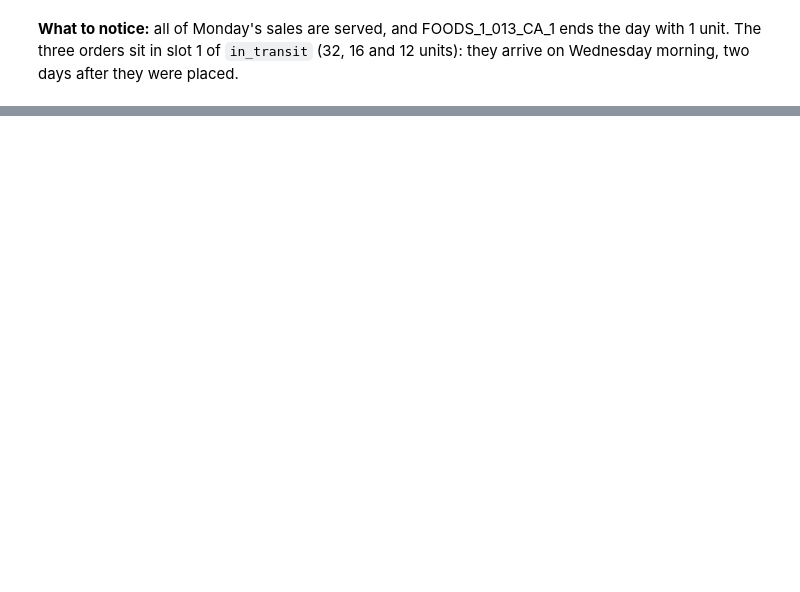
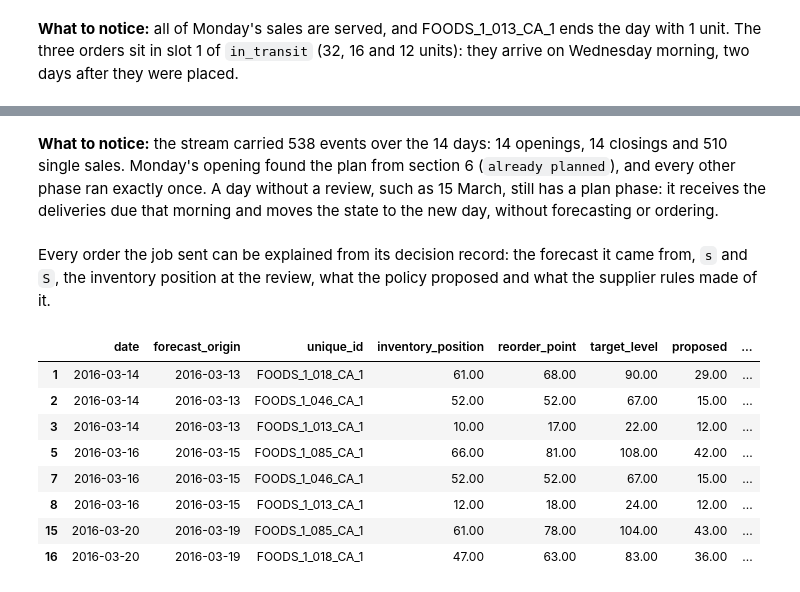
Before and after one commit to FilTheo/stockcast, a Jupyter notebook: examples/notebooks/10_production_daily_close.ipynb, the cells around one changed output, grey strips where cells are left out. Cells and saved outputs as stored; diff of their text form; code cells hidden in the pictures; blank space fills up the shorter version.

```diff
--- a/examples/notebooks/10_production_daily_close.ipynb
+++ b/examples/notebooks/10_production_daily_close.ipynb
@@ -305,37 +270,0 @@ The loop below replays the job from Sunday's saved state for 14 days, 14 to 27 M
-# %%
-n_days = 14
-LOG_COLUMNS = [
-    "unique_id",
-    "date",
-    "latest_received",
-    "latest_order",
-    "latest_incoming_demand",
-    "latest_shortage",
-    "on_hand",
-]
-saved_frame = saved_state.get_dataframe()
-known = known_sales.copy()
-log, review_policies = [], {}
-
-for day in range(n_days):
-    is_review = day % review_period == 0
-    planned, policy, accepted = plan(saved_frame, known, is_review)
-    if is_review:
-        review_policies[day] = policy
-    date = pd.Timestamp(planned.get_dataframe()["date"].iloc[0])
-    sales = sales_feed[sales_feed["date"].eq(date)]
-    closed = close(planned, sales)
-    saved_frame = closed.get_dataframe()
-    known = pd.concat([known, sales], ignore_index=True)
-
-    day_log = saved_frame[LOG_COLUMNS].copy()
-    if is_review:
-        # The inventory position the policy compared with s: before today's order.
-        position = planned.inventory_position()[["unique_id", "inventory_position"]]
-        ordered_today = planned.get_dataframe()["latest_order"].to_numpy()
-        position["inventory_position"] -= ordered_today
-        day_log = day_log.merge(position).merge(policy.get_parameters())
-    log.append(day_log)
-
-log = pd.concat(log, ignore_index=True)
-log[log["unique_id"].eq(items[0])].head(6)
@@ -543,0 +464,5 @@ Rebuilding from the records only replaces the state the morning starts from. For
+# %%
+monday_date = pd.Timestamp("2016-03-14")
+print(run_plan(store, monday_date))
+print(run_plan(store, monday_date))
+store.load_outbox()
@@ -543,0 +550,17 @@ Rebuilding from the records only replaces the state the morning starts from. For
+# %% [markdown]
+**What to notice:** the stream carried 538 events over the 14 days: 14 openings, 14 closings and 510 single sales. Monday's opening found the plan from section 6 (`already planned`), and every other phase ran exactly once. A day without a review, such as 15 March, still has a plan phase: it receives the deliveries due that morning and moves the state to the new day, without forecasting or ordering.
+# %% [markdown]
+Every order the job sent can be explained from its decision record: the forecast it came from, `s` and `S`, the inventory position at the review, what the policy proposed and what the supplier rules made of it.
+# %%
+records = store.load_records()
+records[records["sent"] > 0].head(8)
+# %% [output]
+|  | date | forecast_origin | unique_id | inventory_position | reorder_point | target_level | proposed | ... |
+| 1 | 2016-03-14 | 2016-03-13 | FOODS_1_018_CA_1 | 61.00 | 68.00 | 90.00 | 29.00 | ... |
+| 2 | 2016-03-14 | 2016-03-13 | FOODS_1_046_CA_1 | 52.00 | 52.00 | 67.00 | 15.00 | ... |
+| 3 | 2016-03-14 | 2016-03-13 | FOODS_1_013_CA_1 | 10.00 | 17.00 | 22.00 | 12.00 | ... |
+| 5 | 2016-03-16 | 2016-03-15 | FOODS_1_085_CA_1 | 66.00 | 81.00 | 108.00 | 42.00 | ... |
+| 7 | 2016-03-16 | 2016-03-15 | FOODS_1_046_CA_1 | 52.00 | 52.00 | 67.00 | 15.00 | ... |
+| 8 | 2016-03-16 | 2016-03-15 | FOODS_1_013_CA_1 | 12.00 | 18.00 | 24.00 | 12.00 | ... |
+| 15 | 2016-03-20 | 2016-03-19 | FOODS_1_085_CA_1 | 61.00 | 78.00 | 104.00 | 43.00 | ... |
+| 16 | 2016-03-20 | 2016-03-19 | FOODS_1_018_CA_1 | 47.00 | 63.00 | 83.00 | 36.00 | ... |
```
Also changed, not shown: parts of 38 cells of this notebook.
